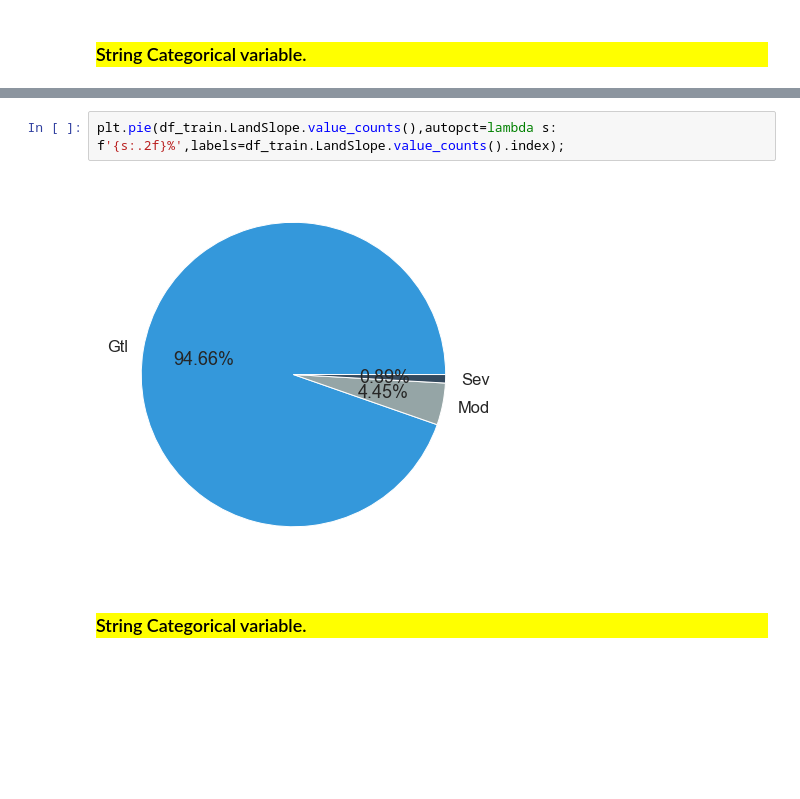
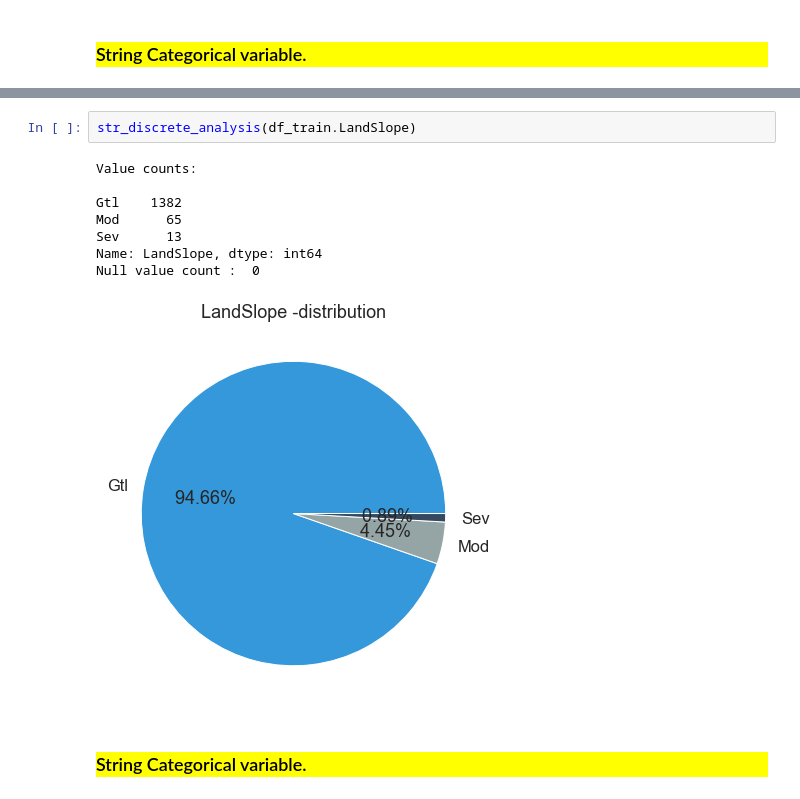
Before and after one commit to ajithcl/HousePricePrediction, a Jupyter notebook: HousePricePrediction.ipynb, the cells around one changed output, grey strips where cells are left out. Drawn from its saved outputs; the diff is of its cells as text; blank space fills up the shorter version.

```diff
--- a/HousePricePrediction.ipynb
+++ b/HousePricePrediction.ipynb
@@ -464,7 +471,14 @@ Name: LandSlope, dtype: int64
-# %%
-plt.pie(df_train.LandSlope.value_counts(),autopct=lambda s: f'{s:.2f}%',labels=df_train.LandSlope.value_counts().index);
-# %% [output]
-[figure, removed]
+# %%
+str_discrete_analysis(df_train.LandSlope)
+# %% [output]
+Value counts:
+
+Gtl    1382
+Mod      65
+Sev      13
+Name: LandSlope, dtype: int64
+Null value count :  0
+[figure, added]
 # %% [markdown]
 <h3 style='background-color:yellow'>
 String Categorical variable.
```
Also changed, not shown: parts of 219 cells of this notebook, 1 other file.
